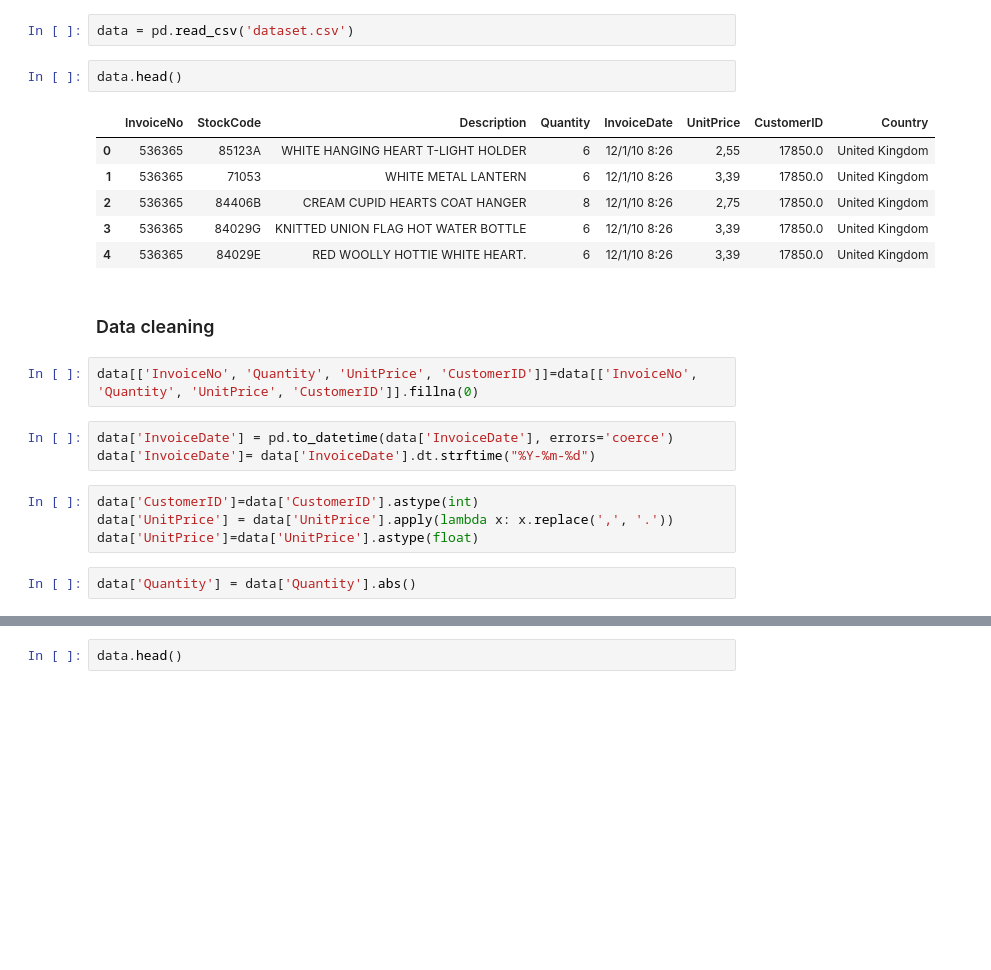
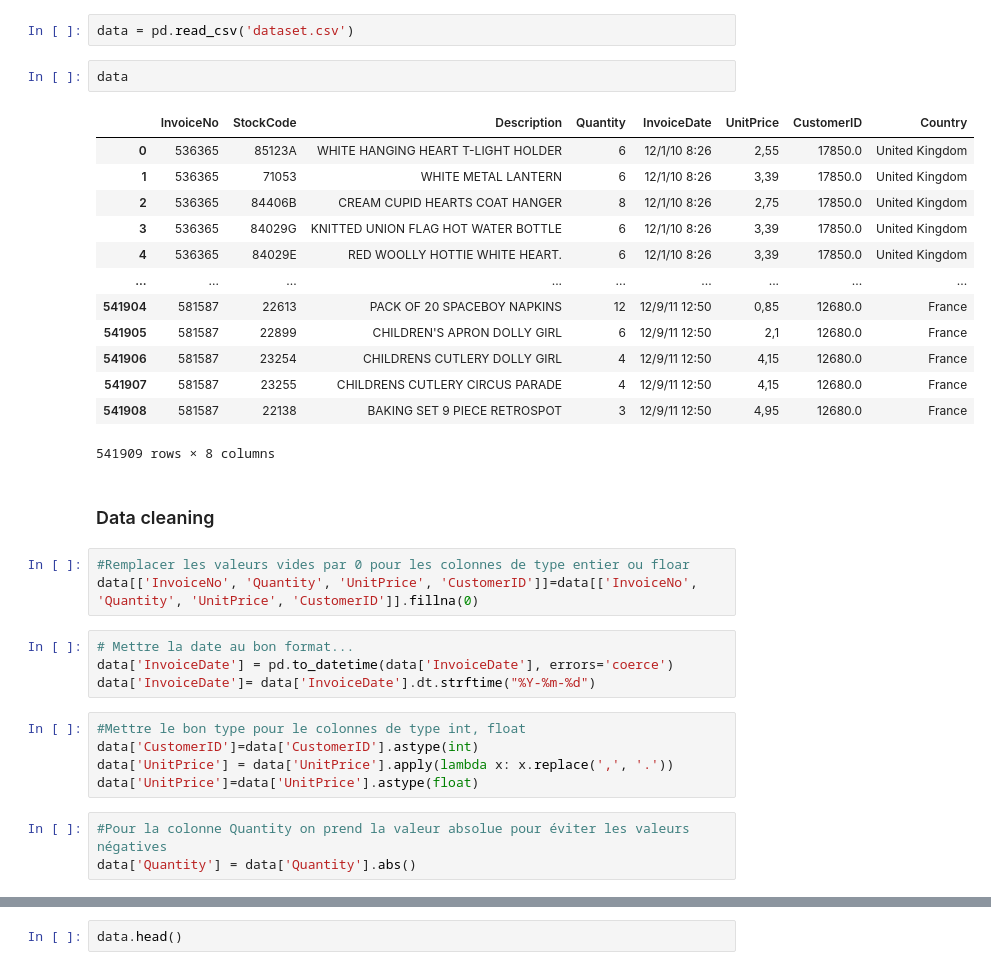
Before and after one commit to Abdoulaye224/machine_learning, a Jupyter notebook: TP_2/Untitled.ipynb, the cells around one changed output, grey strips where cells are left out. Drawn from its saved outputs; the diff is of its cells as text; blank space fills up the shorter version.

```diff
--- a/TP_2/Untitled.ipynb
+++ b/TP_2/Untitled.ipynb
@@ -76,25 +76,36 @@ import seaborn as sns
 # %%
 data = pd.read_csv('dataset.csv')
 # %%
-data.head()
+data
 # %% [output]
 |  | InvoiceNo | StockCode | Description | Quantity | InvoiceDate | UnitPrice | CustomerID | Country |
 | 0 | 536365 | 85123A | WHITE HANGING HEART T-LIGHT HOLDER | 6 | 12/1/10 8:26 | 2,55 | 17850.0 | United Kingdom |
 | 1 | 536365 | 71053 | WHITE METAL LANTERN | 6 | 12/1/10 8:26 | 3,39 | 17850.0 | United Kingdom |
 | 2 | 536365 | 84406B | CREAM CUPID HEARTS COAT HANGER | 8 | 12/1/10 8:26 | 2,75 | 17850.0 | United Kingdom |
 | 3 | 536365 | 84029G | KNITTED UNION FLAG HOT WATER BOTTLE | 6 | 12/1/10 8:26 | 3,39 | 17850.0 | United Kingdom |
 | 4 | 536365 | 84029E | RED WOOLLY HOTTIE WHITE HEART. | 6 | 12/1/10 8:26 | 3,39 | 17850.0 | United Kingdom |
+| ... | ... | ... | ... | ... | ... | ... | ... | ... |
+| 541904 | 581587 | 22613 | PACK OF 20 SPACEBOY NAPKINS | 12 | 12/9/11 12:50 | 0,85 | 12680.0 | France |
+| 541905 | 581587 | 22899 | CHILDREN'S APRON DOLLY GIRL | 6 | 12/9/11 12:50 | 2,1 | 12680.0 | France |
+| 541906 | 581587 | 23254 | CHILDRENS CUTLERY DOLLY GIRL | 4 | 12/9/11 12:50 | 4,15 | 12680.0 | France |
+| 541907 | 581587 | 23255 | CHILDRENS CUTLERY CIRCUS PARADE | 4 | 12/9/11 12:50 | 4,15 | 12680.0 | France |
+| 541908 | 581587 | 22138 | BAKING SET 9 PIECE RETROSPOT | 3 | 12/9/11 12:50 | 4,95 | 12680.0 | France |
+541909 rows × 8 columns
 # %% [markdown]
 ### Data cleaning
 # %%
+#Remplacer les valeurs vides par 0 pour les colonnes de type entier ou floar
 data[['InvoiceNo', 'Quantity', 'UnitPrice', 'CustomerID']]=data[['InvoiceNo', 'Quantity', 'UnitPrice', 'CustomerID']].fillna(0)
 # %%
+# Mettre la date au bon format...
 data['InvoiceDate'] = pd.to_datetime(data['InvoiceDate'], errors='coerce')
 data['InvoiceDate']= data['InvoiceDate'].dt.strftime("%Y-%m-%d")
 # %%
+#Mettre le bon type pour le colonnes de type int, float
 data['CustomerID']=data['CustomerID'].astype(int)
 data['UnitPrice'] = data['UnitPrice'].apply(lambda x: x.replace(',', '.'))
 data['UnitPrice']=data['UnitPrice'].astype(float)
 # %%
+#Pour la colonne Quantity on prend la valeur absolue pour éviter les valeurs négatives
 data['Quantity'] = data['Quantity'].abs()
 # %%
```
Also changed, not shown: parts of 51 cells of this notebook, 1 other file.
